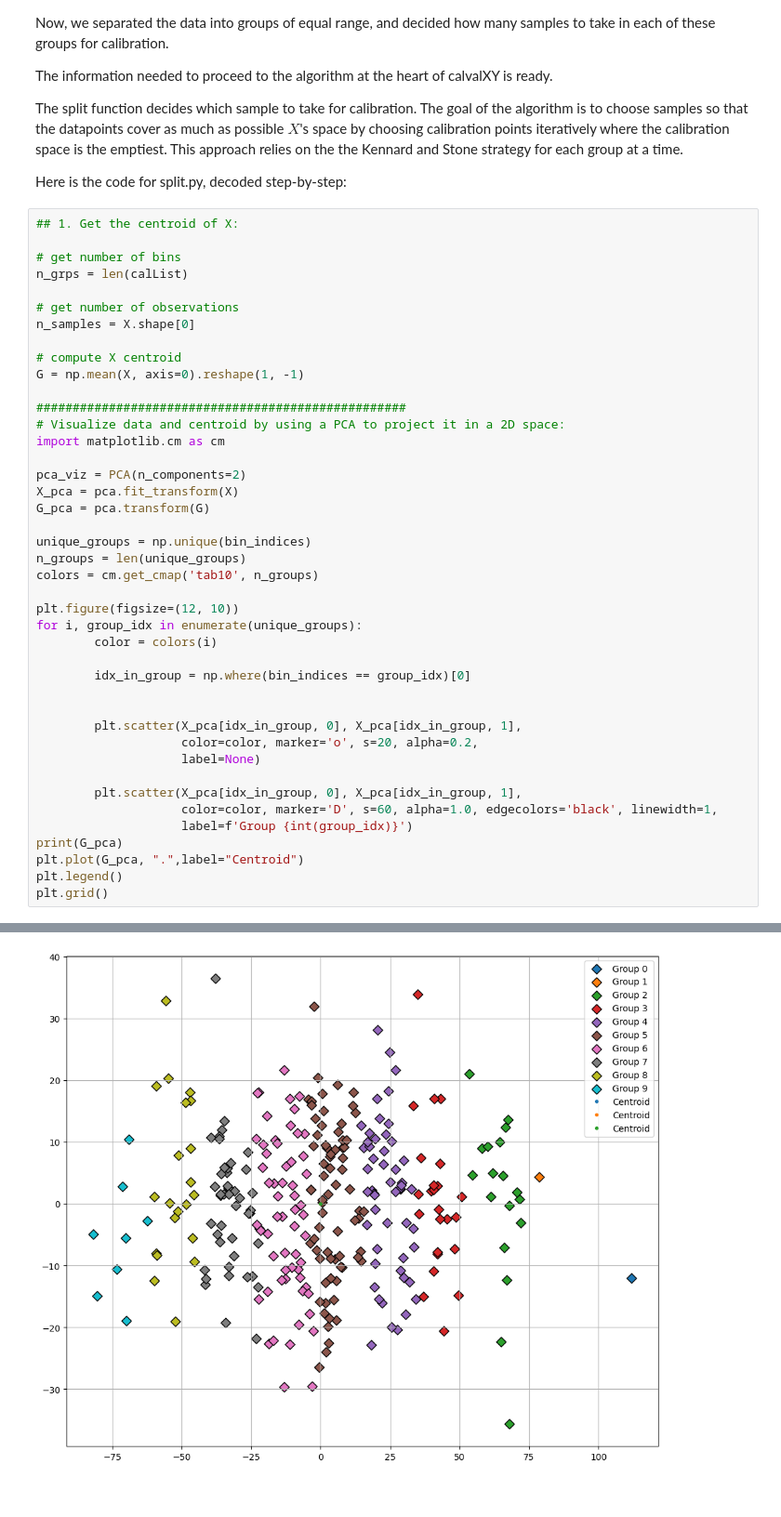
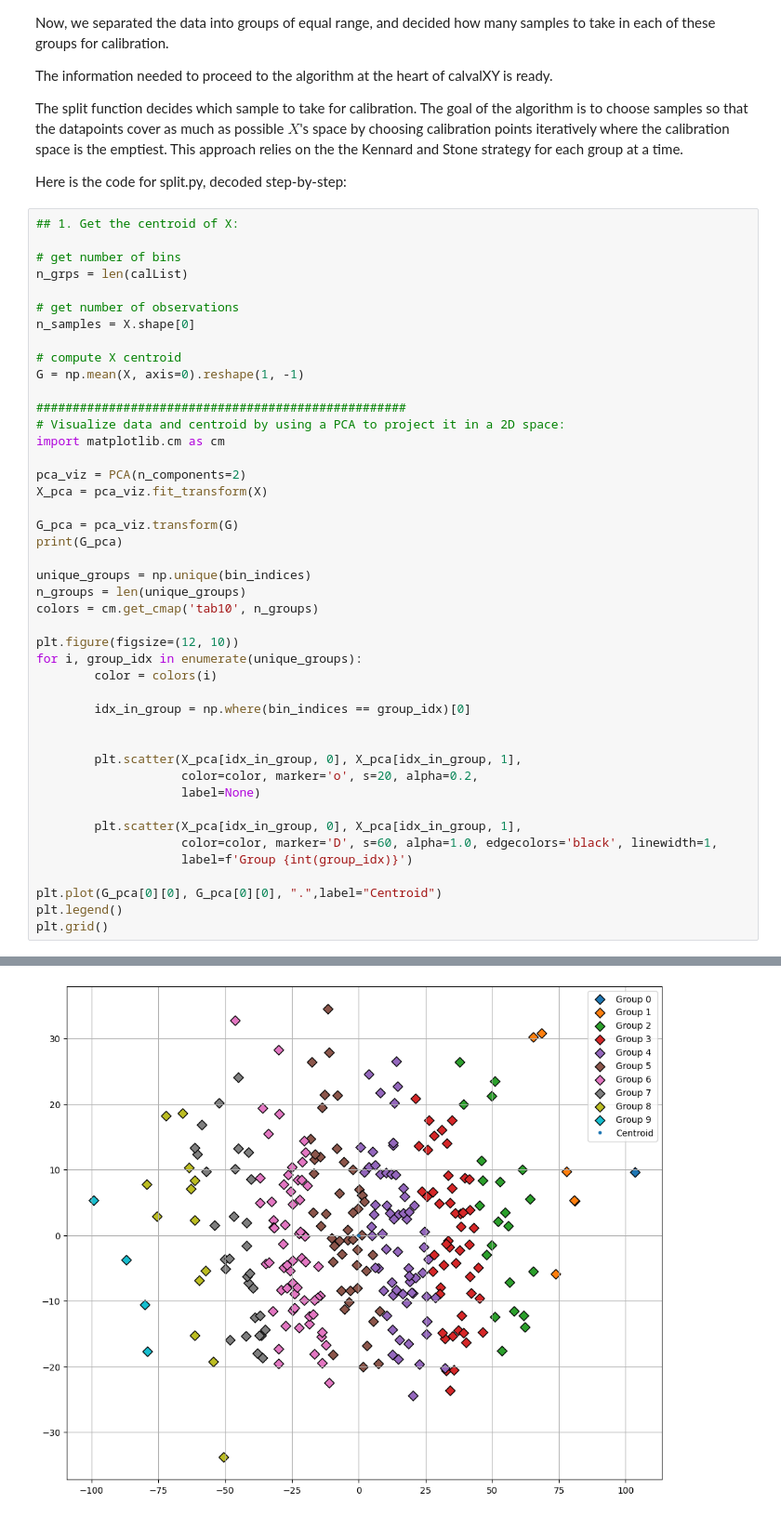
Before and after one commit to malerbe/Dual-sPLS, a Jupyter notebook: notebooks/calvalxy.ipynb, the cells around one changed output, grey strips where cells are left out. Shown at 93% size. Saved outputs shown, nothing was run; the diff lists cells and outputs as text.

```diff
--- a/notebooks/calvalxy.ipynb
+++ b/notebooks/calvalxy.ipynb
@@ -213,8 +213,10 @@ G = np.mean(X, axis=0).reshape(1, -1)
 import matplotlib.cm as cm
 
 pca_viz = PCA(n_components=2)
-X_pca = pca.fit_transform(X)
-G_pca = pca.transform(G)
+X_pca = pca_viz.fit_transform(X)
+
+G_pca = pca_viz.transform(G)
+print(G_pca)
 
 unique_groups = np.unique(bin_indices)
 n_groups = len(unique_groups)
@@ -234,8 +236,8 @@ for i, group_idx in enumerate(unique_groups):
         plt.scatter(X_pca[idx_in_group, 0], X_pca[idx_in_group, 1],
                     color=color, marker='D', s=60, alpha=1.0, edgecolors='black', linewidth=1,
                     label=f'Group {int(group_idx)}')
-print(G_pca)
-plt.plot(G_pca, ".",label="Centroid")
+
+plt.plot(G_pca[0][0], G_pca[0][0], ".",label="Centroid")
 plt.legend()
 plt.grid()
 # %% [output]
@@ -243 +245 @@ plt.grid()
-[figure, old version]
+[figure, new version]
```
Also changed, not shown: parts of 4 cells of this notebook.
